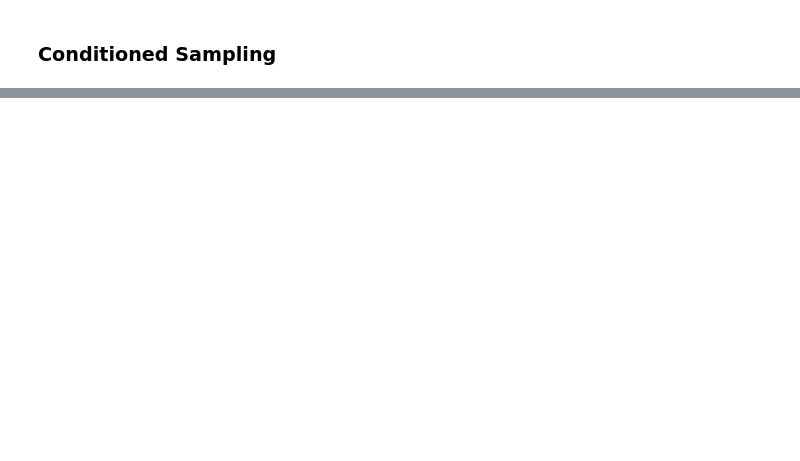
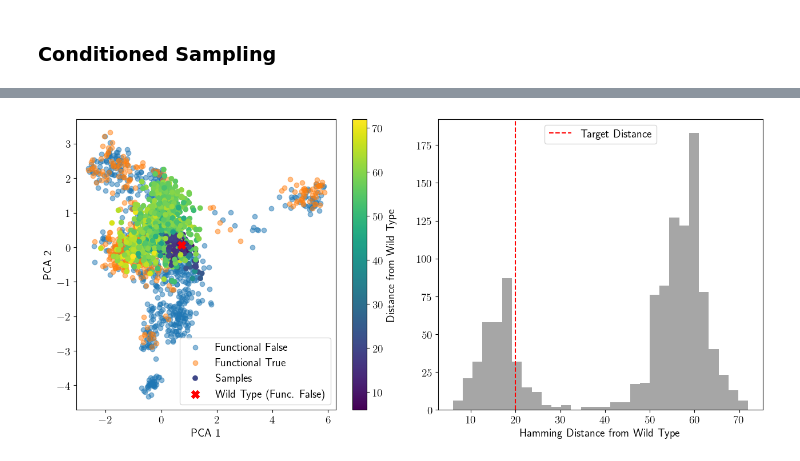
Before and after one commit to spqb/thermostable-ribozymes, a Jupyter notebook: notebooks/analysis_CM.ipynb, the cells around one changed output, grey strips where cells are left out. Cells and saved outputs as stored; diff of their text form; code cells hidden in the pictures; blank space fills up the shorter version.

```diff
--- a/notebooks/analysis_CM.ipynb
+++ b/notebooks/analysis_CM.ipynb
@@ -224,0 +429,11 @@ Pearson correlation: 0.7800, slope: 0.6836
+# %%
+def get_energy_logreg(samples, target_label_oh):
+    idx_label = target_label_oh.argmax().item()
+    betas = logreg.coef_[idx_label]
+    Hdiscr = - samples["visible"].cpu().numpy() @ betas
+    return Hdiscr
+
+def get_prob_logreg(samples, target_label_oh):
+    idx_label = target_label_oh.argmax().item()
+    p_label = logreg.predict_proba(samples["visible"].cpu().numpy().reshape(len(samples["visible"]), -1))[:, idx_label]
+    return p_label
@@ -224,0 +442,87 @@ Pearson correlation: 0.7800, slope: 0.6836
+# %%
+num_samples = 10000
+ngibbs = 5000
+importance_weight = 0.8
+beta = 1.0
+sigma = 4.0
+target_distance = 20
+
+samples = importance_sampling_inverse(
+    rbm=rbm,
+    num_samples=num_samples,
+    wild_type=wild_type,
+    init_chains=dataset.data_one_hot,
+    target_label_oh=target_label_oh,
+    ngibbs=ngibbs,
+    importance_weight=importance_weight,
+    beta=beta,
+    sigma=sigma,
+)
+
+samples_pca = pca.transform(samples["visible"].view(len(samples["visible"]), -1).cpu().numpy())
+distances = get_distance_from_wt(
+    wt=wild_type,
+    samples=samples,
+)
+
+fig, ax = plt.subplots(1, 2, figsize=(13, 6), dpi=100)
+ax[0].scatter(data_proj[functional_false_mask, 0], data_proj[functional_false_mask, 1], label='Functional False', alpha=0.5)
+ax[0].scatter(data_proj[~functional_false_mask, 0], data_proj[~functional_false_mask, 1], label='Functional True', alpha=0.5)
+sc = ax[0].scatter(samples_pca[:, 0], samples_pca[:, 1], c=distances.cpu().numpy(), cmap='viridis', label='Samples')
+ax[0].scatter(wt_pca[:, 0], wt_pca[:, 1], marker="X", s=100, c='red', label='Wild Type (Func. False)')
+ax[0].legend()
+ax[0].set_xlabel("PCA 1")
+ax[0].set_ylabel("PCA 2")
+# colorbar
+cbar = plt.colorbar(sc, ax=ax[0])
+cbar.set_label(r"Distance from Wild Type")
+
+ax[1].hist(distances.cpu().numpy(), bins=30, color='gray', alpha=0.7)
+ax[1].axvline(target_distance, color='red', linestyle='--', label='Target Distance')
+ax[1].legend()
+ax[1].set_xlabel("Hamming Distance from Wild Type")
+
+fig.tight_layout();
+
+
+# filter for sequences at a target distance
+samples_filtered = {k: v[distances == target_distance] for k, v in samples.items()}
+print(f"---> Extracted {len(samples_filtered['visible'])} samples at distance {target_distance}")
+
+assert len(samples_filtered['visible']) > 0, "No samples found at the target distance."
+Hgen, p_rbm = get_energy_contributions(
+    rbm=rbm,
+    samples=samples_filtered,
+    target_label_oh=target_label_oh,
+)
+p_lr = get_prob_logreg(samples_filtered, target_label_oh)
+Hgen_wt, p_rbm_wt = get_energy_contributions(
+    rbm=rbm,
+    samples={"visible": wild_type.unsqueeze(0)},
+    target_label_oh=target_label_oh,
+)
+
+p_lr_wt = get_prob_logreg({"visible": wild_type.unsqueeze(0)}, target_label_oh)
+fig, ax = plt.subplots(1, 2, figsize=(15, 6), dpi=100)
+sc0 = ax[0].scatter(Hgen.cpu().numpy(), p_rbm.cpu().numpy(), c=p_rbm.cpu().numpy(), cmap="Spectral", label=f"Distance {target_distance}")
+ax[0].set_xlabel(r"$H_{gen}$")
+ax[0].set_ylabel(r"$p_{\mathrm{rbm}}(\mathrm{FT})$")
+ax[0].set_title(f"Distance {target_distance} - RBM")
+ax[0].scatter(Hgen_wt.item(), p_rbm_wt.item(), marker="X", s=100, c='red', label='Wild Type', edgecolor='black')
+ax[0].legend()
+
+sc1 = ax[1].scatter(Hgen.cpu().numpy(), p_lr, c=p_lr, cmap="Spectral", label=f"Distance {target_distance}")
+ax[1].set_xlabel(r"$H_{gen}$")
+ax[1].set_ylabel(r"$p_{\mathrm{lr}}(\mathrm{FT})$")
+ax[1].set_title(f"Distance {target_distance} - LogReg")
+ax[1].scatter(Hgen_wt.item(), p_lr_wt.item(), marker="X", s=100, c='red', label='Wild Type', edgecolor='black')
+ax[1].legend()
+
+cbar0 = plt.colorbar(sc0, ax=ax[0])
+cbar0.set_label(r"Probability")
+
+cbar1 = plt.colorbar(sc1, ax=ax[1])
+cbar1.set_label(r"Probability")
+
+fig.tight_layout()
+# %% [output]
@@ -224,0 +530 @@ Pearson correlation: 0.7800, slope: 0.6836
+[figure, added]
```
Also changed, not shown: parts of 19 cells of this notebook.
